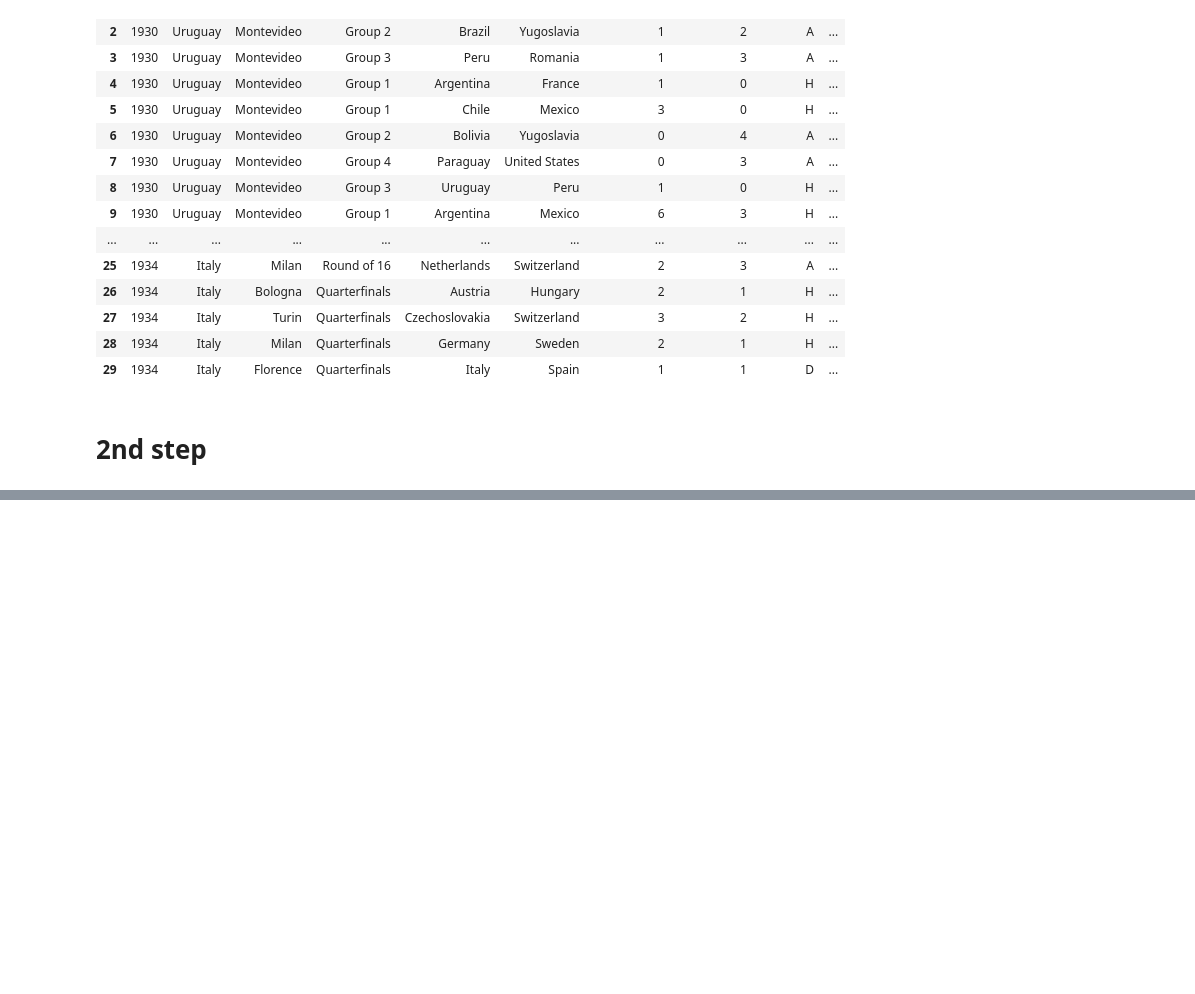
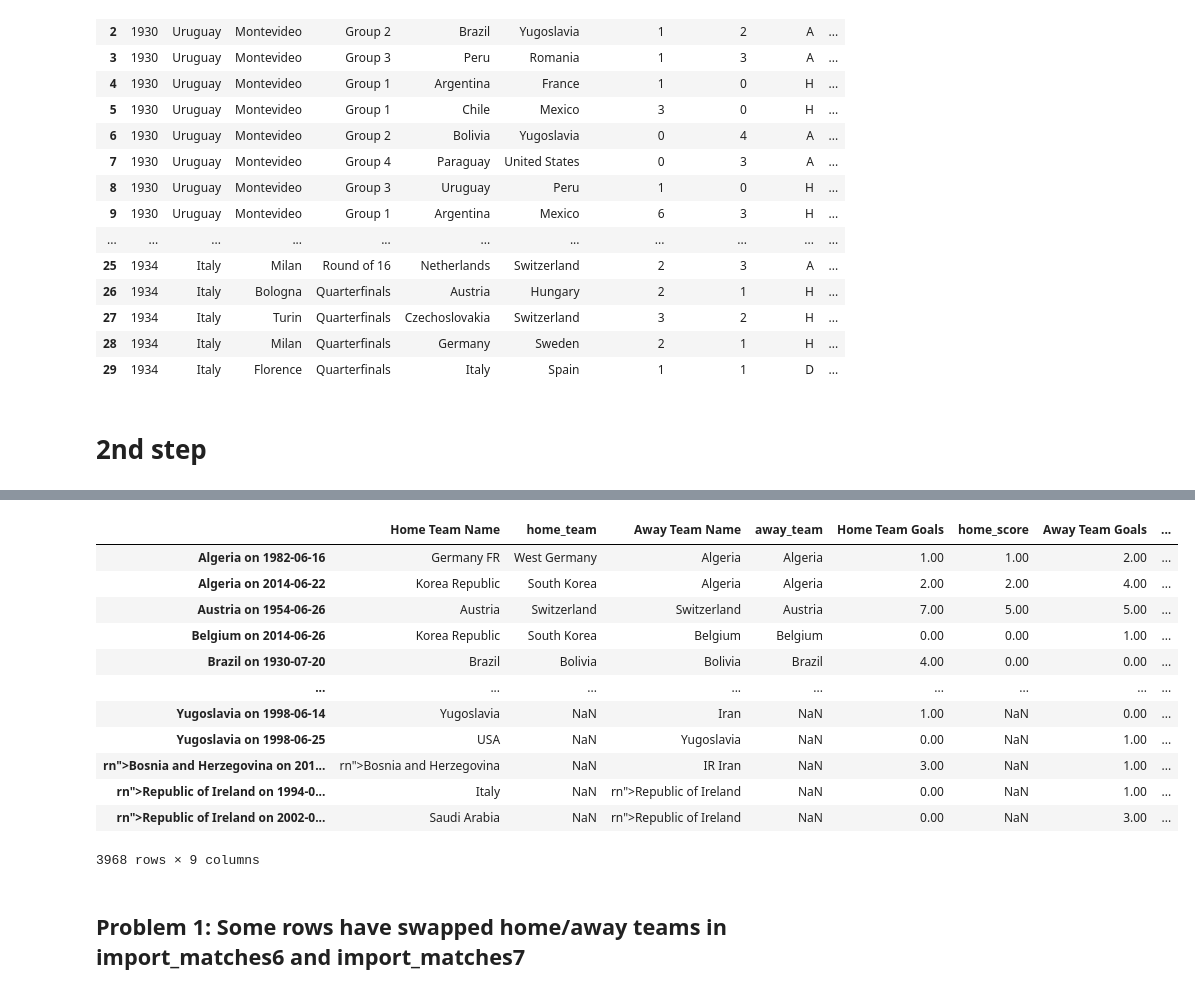
Before and after one commit to ian-zukowski/World_Cup_Analysis, a Jupyter notebook: World Cup Analysis.ipynb, the cells around one changed output, grey strips where cells are left out. Saved outputs shown, nothing was run; the diff lists cells and outputs as text; code cells hidden in the pictures; blank space fills up the shorter version.

```diff
--- a/World Cup Analysis.ipynb
+++ b/World Cup Analysis.ipynb
@@ -272,0 +339,7 @@ import_matches4.head(30)
+# %%
+def transform7(row):
+    match_team = row['Winning Team']
+    match_date = row['Datetime']
+    return f'{match_team} on {match_date}'
+# %%
+import_matches7['Join_Column'] = import_matches7.apply(lambda row: transform7(row), axis=1)
@@ -272,0 +358,6 @@ import_matches4.head(30)
+# %%
+import_matches6 = import_matches6.set_index('join_column')
+import_matches7 = import_matches7.set_index('Join_Column')
+
+# Join on the previously transformed 'join column's
+joined_df1 = import_matches7.join(import_matches6, lsuffix='_1', rsuffix='_2')
@@ -272,0 +392,22 @@ import_matches4.head(30)
+# %%
+# Identify any rows where the Home Teams from both table do not sync up
+joined_df2 = joined_df1.loc[joined_df1['Home Team Name']!=joined_df1['home_team']]
+# %%
+# View those rows to identify ways to transform data
+joined_df2[['Home Team Name','home_team', 'Away Team Name','away_team', 'Home Team Goals','home_score','Away Team Goals','away_score','winning_team']]
+# %% [output]
+|  | Home Team Name | home_team | Away Team Name | away_team | Home Team Goals | home_score | Away Team Goals | ... |
+| Algeria on 1982-06-16 | Germany FR | West Germany | Algeria | Algeria | 1.00 | 1.00 | 2.00 | ... |
+| Algeria on 2014-06-22 | Korea Republic | South Korea | Algeria | Algeria | 2.00 | 2.00 | 4.00 | ... |
+| Austria on 1954-06-26 | Austria | Switzerland | Switzerland | Austria | 7.00 | 5.00 | 5.00 | ... |
+| Belgium on 2014-06-26 | Korea Republic | South Korea | Belgium | Belgium | 0.00 | 0.00 | 1.00 | ... |
+| Brazil on 1930-07-20 | Brazil | Bolivia | Bolivia | Brazil | 4.00 | 0.00 | 0.00 | ... |
+| ... | ... | ... | ... | ... | ... | ... | ... | ... |
+| Yugoslavia on 1998-06-14 | Yugoslavia | NaN | Iran | NaN | 1.00 | NaN | 0.00 | ... |
+| Yugoslavia on 1998-06-25 | USA | NaN | Yugoslavia | NaN | 0.00 | NaN | 1.00 | ... |
+| rn">Bosnia and Herzegovina on 201... | rn">Bosnia and Herzegovina | NaN | IR Iran | NaN | 3.00 | NaN | 1.00 | ... |
+| rn">Republic of Ireland on 1994-0... | Italy | NaN | rn">Republic of Ireland | NaN | 0.00 | NaN | 1.00 | ... |
+| rn">Republic of Ireland on 2002-0... | Saudi Arabia | NaN | rn">Republic of Ireland | NaN | 0.00 | NaN | 3.00 | ... |
+3968 rows × 9 columns
+# %% [markdown]
+## Problem 1: Some rows have swapped home/away teams in import_matches6 and import_matches7
```
Also changed, not shown: parts of 35 cells of this notebook.
